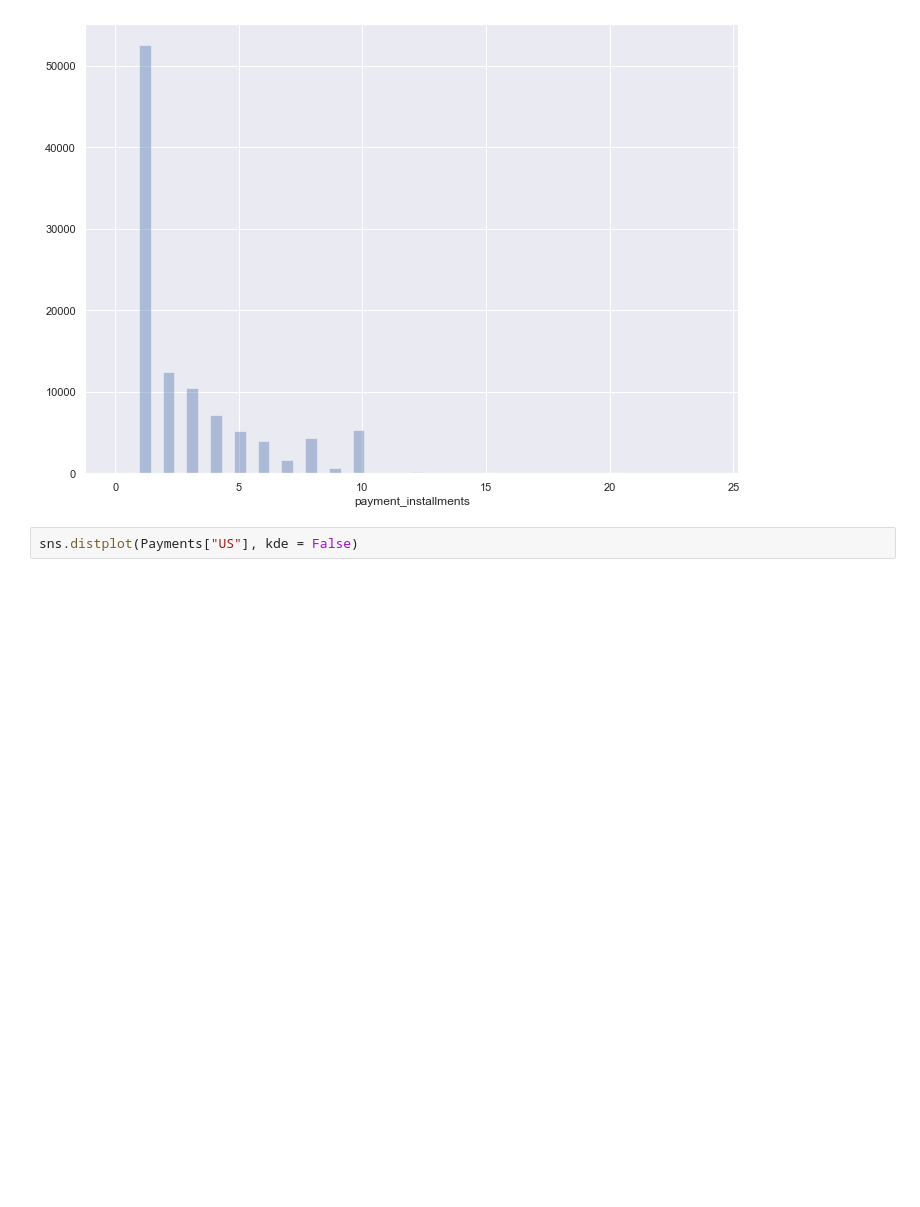
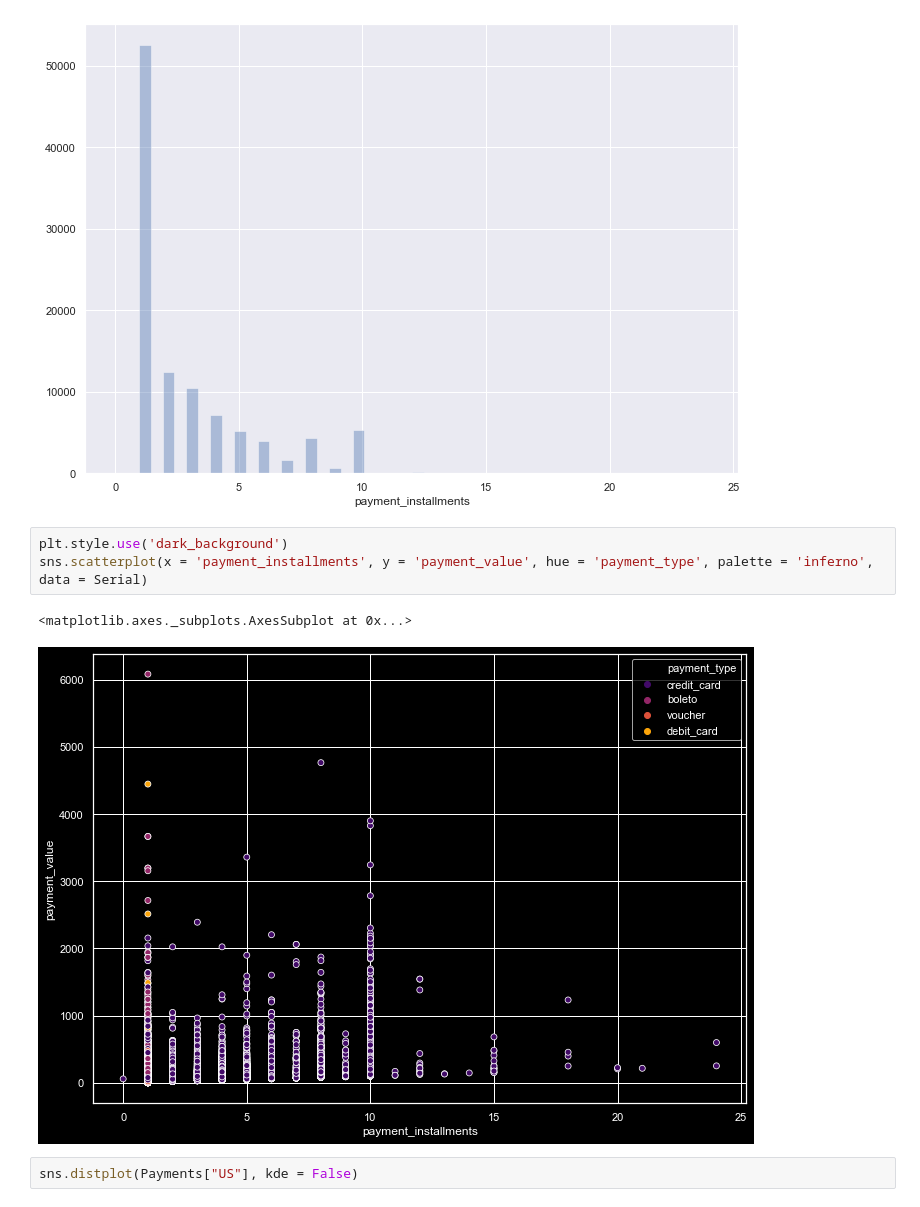
Before and after one commit to Dragonfly99/Brazillian_Ecommerce, a Jupyter notebook: LTV.ipynb, the cells around one changed output. Saved outputs shown, nothing was run; the diff lists cells and outputs as text; blank space fills up the shorter version.

Commit message:
pretty graph but may use Tableau to take over

```diff
--- a/LTV.ipynb
+++ b/LTV.ipynb
@@ -200,6 +200,12 @@ sns.distplot(Payments["payment_installments"], kde = False)
 # %% [output]
 <matplotlib.axes._subplots.AxesSubplot at 0x...>
 [figure]
+# %%
+plt.style.use('dark_background')
+sns.scatterplot(x = 'payment_installments', y = 'payment_value', hue = 'payment_type', palette = 'inferno', data = Serial)
+# %% [output]
+<matplotlib.axes._subplots.AxesSubplot at 0x...>
+[figure, added]
 # %%
 sns.distplot(Payments["US"], kde = False)
 # %% [output]
```
